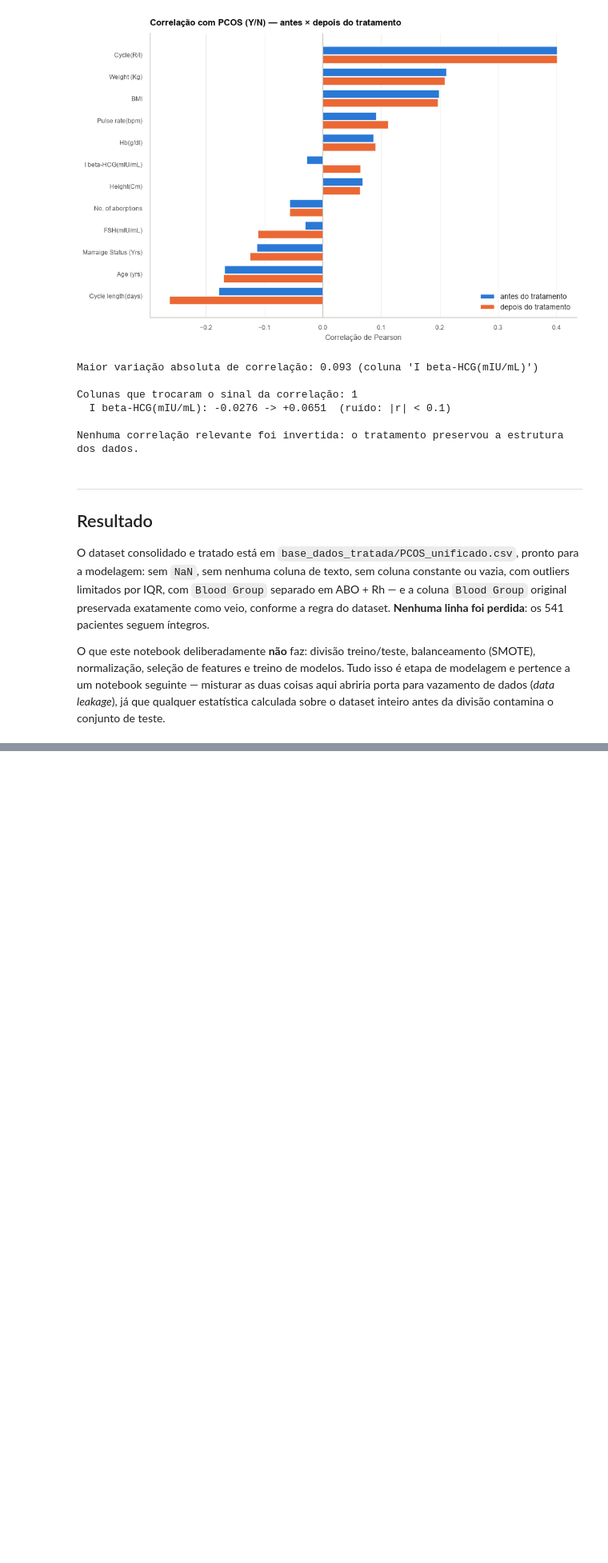
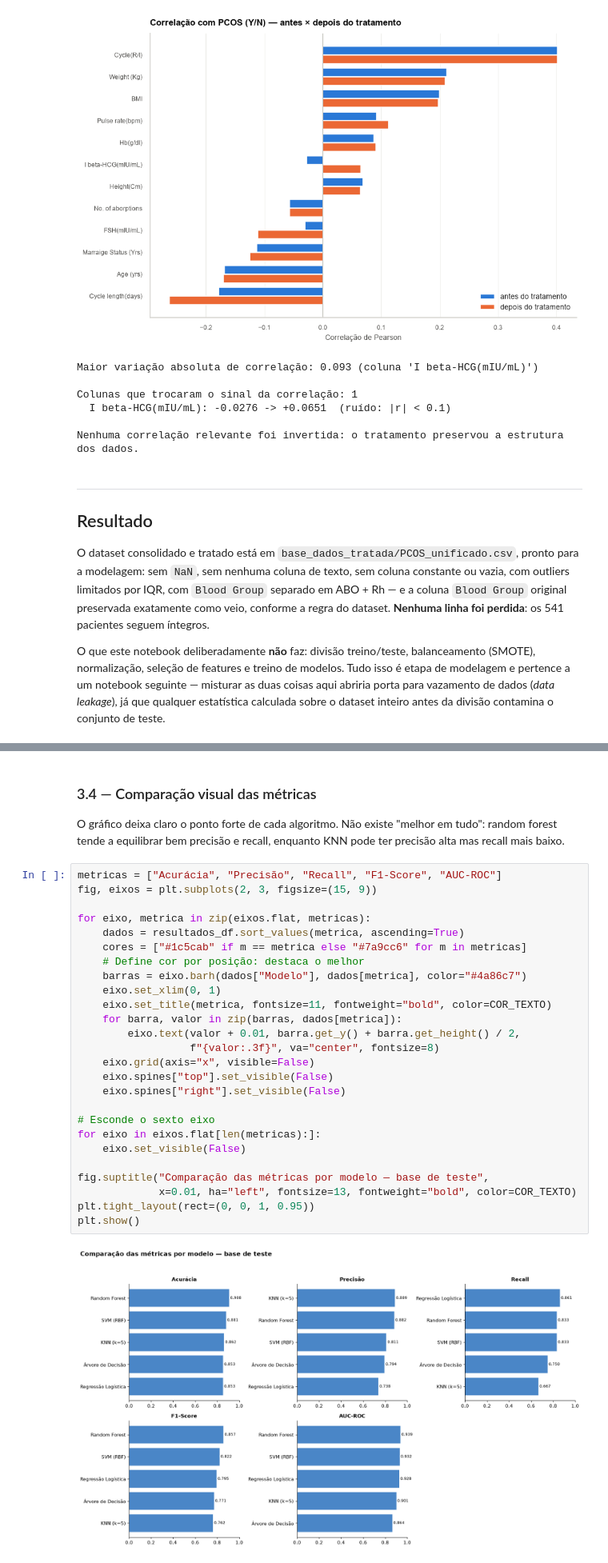
Before and after one commit to icaroamerico/pos-tech-fiap-ia-dev-fase-1, a Jupyter notebook: notebooks/pipeline_pcos.ipynb, the cells around one changed output, grey strips where cells are left out. Shown at 80% size. Drawn from its saved outputs; the diff is of its cells as text; blank space fills up the shorter version.

Commit message:
adicionando graficos visuais para exemplificar metricas dos modelos

```diff
--- a/notebooks/pipeline_pcos.ipynb
+++ b/notebooks/pipeline_pcos.ipynb
@@ -2133,0 +2295,35 @@ dataset inteiro antes da divisão contamina o conjunto de teste.
+# %% [markdown]
+<a id="etapa3_4"></a>
+### 3.4 — Comparação visual das métricas
+
+O gráfico deixa claro o ponto forte de cada algoritmo. Não existe "melhor em tudo":
+random forest tende a equilibrar bem precisão e recall, enquanto KNN pode ter
+precisão alta mas recall mais baixo.
+# %%
+metricas = ["Acurácia", "Precisão", "Recall", "F1-Score", "AUC-ROC"]
+fig, eixos = plt.subplots(2, 3, figsize=(15, 9))
+
+for eixo, metrica in zip(eixos.flat, metricas):
+    dados = resultados_df.sort_values(metrica, ascending=True)
+    cores = ["#1c5cab" if m == metrica else "#7a9cc6" for m in metricas]
+    # Define cor por posição: destaca o melhor
+    barras = eixo.barh(dados["Modelo"], dados[metrica], color="#4a86c7")
+    eixo.set_xlim(0, 1)
+    eixo.set_title(metrica, fontsize=11, fontweight="bold", color=COR_TEXTO)
+    for barra, valor in zip(barras, dados[metrica]):
+        eixo.text(valor + 0.01, barra.get_y() + barra.get_height() / 2,
+                  f"{valor:.3f}", va="center", fontsize=8)
+    eixo.grid(axis="x", visible=False)
+    eixo.spines["top"].set_visible(False)
+    eixo.spines["right"].set_visible(False)
+
+# Esconde o sexto eixo
+for eixo in eixos.flat[len(metricas):]:
+    eixo.set_visible(False)
+
+fig.suptitle("Comparação das métricas por modelo — base de teste",
+             x=0.01, ha="left", fontsize=13, fontweight="bold", color=COR_TEXTO)
+plt.tight_layout(rect=(0, 0, 1, 0.95))
+plt.show()
+# %% [output]
+[figure, added]
```
Also changed, not shown: parts of 5 cells of this notebook, 2 other files.
